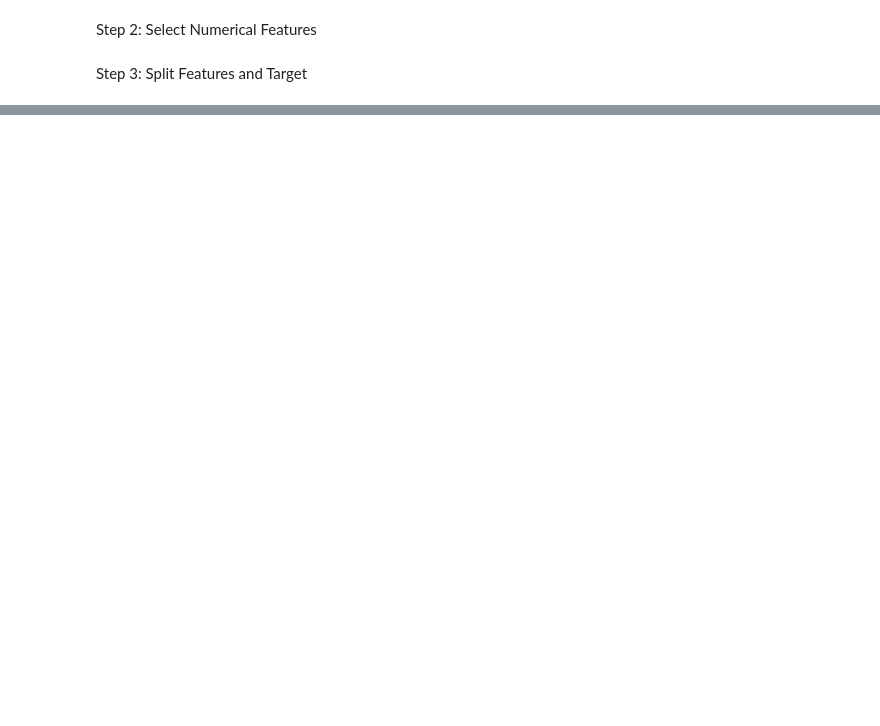
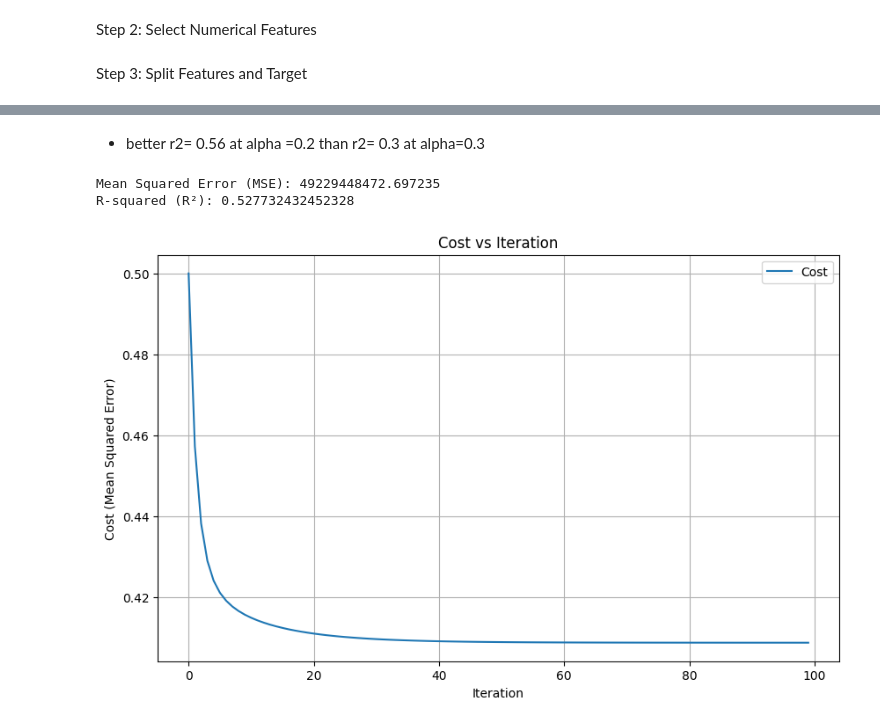
Before and after one commit to invi-bhagyesh/invi-RSM, a Jupyter notebook: Linear_regression/Linear-regression.ipynb, the cells around one changed output, grey strips where cells are left out. Saved outputs shown, nothing was run; the diff lists cells and outputs as text; code cells hidden in the pictures; blank space fills up the shorter version.

```diff
--- a/Linear_regression/Linear-regression.ipynb
+++ b/Linear_regression/Linear-regression.ipynb
@@ -20,5 +32,4 @@ car_numeric = car_numeric_data[numerical_columns]
+# %%
+dt = dt.drop(columns=['date', 'street', 'city', 'statezip', 'country'])
 # %% [markdown]
 Step 3: Split Features  and Target
-# %%
-X = car_numeric.drop(columns='price')
-y = car_numeric['price']
@@ -63,3 +35,0 @@ class LinearRegression:
-# %%
-model = LinearRegression(learning_rate=0.01, iterations=10000)
-model.fit(X_normalized.values, y)
@@ -81,4 +35,0 @@ Step 9: Compare First Few Predicted Prices with Actual Prices
-# %%
-print("\nFirst few predicted prices vs actual prices:")
-for i in range(5):
-    print(f"Predicted: ${predicted_prices[i]:.2f}, Actual: ${y.values[i]:.2f}")
@@ -115,0 +61,58 @@ plt.show()
+# %% [markdown]
+- better r2= 0.56 at alpha =0.2 than r2= 0.3 at alpha=0.3
+# %%
+def linear_regression_gradient_descent_with_cost(x, y, learning_rate, num_iterations):
+    num_features = x.shape[1]
+    theta = np.zeros((num_features, 1))
+    cost_history = []
+
+    for i in range(num_iterations):
+        predictions = x.dot(theta)
+        error = predictions - y
+        cost = (1 / (2 * len(x))) * np.sum(error ** 2)
+        cost_history.append(cost)
+        gradient = (1 / len(x)) * x.T.dot(error)
+        theta -= learning_rate * gradient
+
+    return theta, cost_history
+
+def mean_squared_error(y_true, y_pred):
+    return np.mean((y_true - y_pred) ** 2)
+
+def r_squared(y_true, y_pred):
+    ss_total = np.sum((y_true - np.mean(y_true)) ** 2)
+    ss_residual = np.sum((y_true - y_pred) ** 2)
+    return 1 - (ss_residual / ss_total)
+
+
+# Train the model
+num_iterations = 100
+learning_rate = 0.1
+theta, cost_history = linear_regression_gradient_descent_with_cost(
+    x_train_normalized, y_train_normalized, learning_rate, num_iterations
+)
+
+# Make predictions
+y_pred_normalized = x_test_normalized.dot(theta)
+y_pred = y_pred_normalized * y_train_std + y_train_mean
+
+# Calculate metrics
+mse = mean_squared_error(y_test, y_pred)
+r2 = r_squared(y_test, y_pred)
+
+print(f"Mean Squared Error (MSE): {mse}")
+print(f"R-squared (R²): {r2}")
+
+# Plot cost vs iteration
+plt.figure(figsize=(10, 6))
+plt.plot(range(num_iterations), cost_history, label='Cost')
+plt.xlabel('Iteration')
+plt.ylabel('Cost (Mean Squared Error)')
+plt.title('Cost vs Iteration')
+plt.legend()
+plt.grid()
+plt.show()
+# %% [output]
+Mean Squared Error (MSE): 49229448472.697235
+R-squared (R²): 0.527732432452328
+[figure, added]
```
Also changed, not shown: parts of 21 cells of this notebook, 2 other files.
